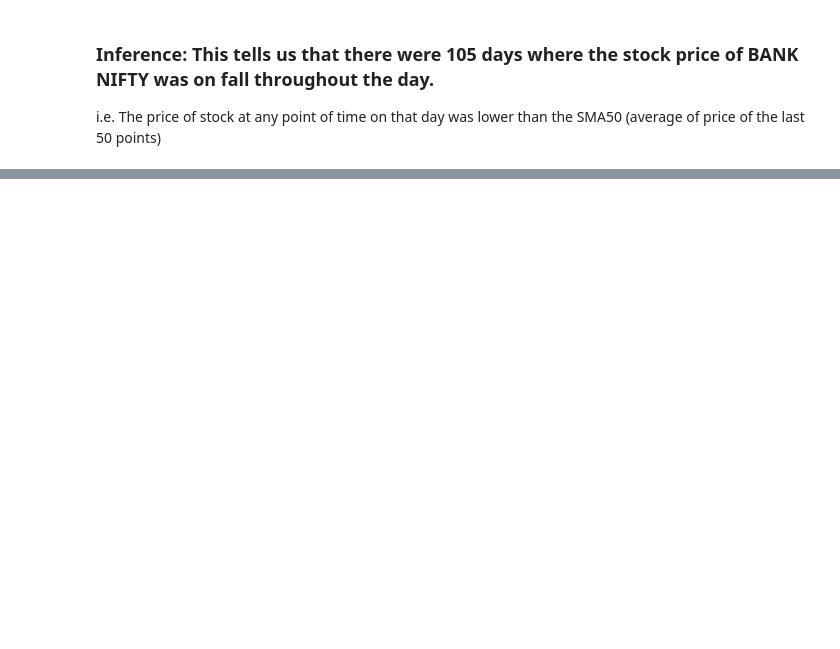
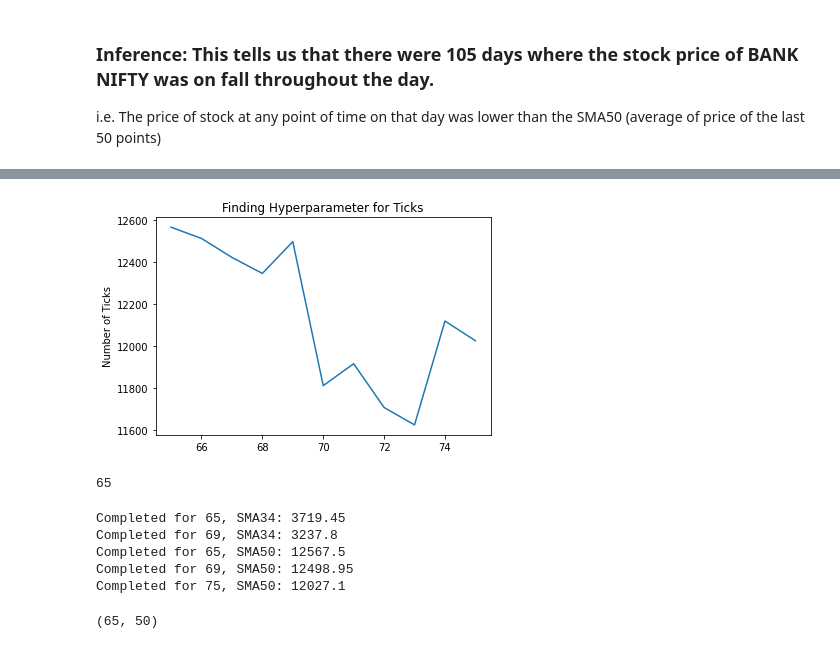
Before and after one commit to AshTiwari/Stock-Data-Analysis, a Jupyter notebook: Strategy 1/Strategy 1.ipynb, the cells around one changed output, grey strips where cells are left out. Drawn from its saved outputs; the diff is of its cells as text; code cells hidden in the pictures; blank space fills up the shorter version.

```diff
--- a/Strategy 1/Strategy 1.ipynb
+++ b/Strategy 1/Strategy 1.ipynb
@@ -314,0 +430,7 @@ wb.save("strategy1.xlsx")
+# %%
+nse_data["SMA20"] = nse_data["Close"].rolling(window=20).mean()
+nse_data["SMA21"] = nse_data["Close"].rolling(window=21).mean()
+nse_data["SMA34"] = nse_data["Close"].rolling(window=34).mean()
+# %%
+nse_data = nse_data.fillna(-1)
+nse_data.tail()
@@ -314,0 +496,6 @@ wb.save("strategy1.xlsx")
+# %%
+ticks_hyperparameter = {}
+
+for tick in range(65,76):
+    ticks_hyperparameter[tick] = round(execute_trade_for_ticks(tick),2)
+    print(f"Completed Tick {tick}")
@@ -314,0 +528,23 @@ wb.save("strategy1.xlsx")
+# %%
+def plot_returns(returns):
+    x = range(65,76)
+    y = returns
+    plt.plot(x, y)
+    # plt.xlabel('')
+    plt.ylabel('Returns')
+    plt.ylabel('Number of Ticks')
+    plt.title('Finding Hyperparameter for Ticks')
+    plt.show()
+# %%
+plot_returns(ticks_hyperparameter.values())
+# %% [output]
+[figure, added]
+# %%
+key, max_value = -1, -1
+for key, value in ticks_hyperparameter.items():
+    if value > max_value:
+        max_value = value
+        tick = key
+print(tick)
+# %% [output]
+65
@@ -314,0 +600,23 @@ wb.save("strategy1.xlsx")
+# %%
+sma_hyperparameter = {}
+tick_and_sma = [(65,34),(69,34),(65,50),(69,50),(75,50)]
+
+for tick_sma_pair in tick_and_sma:
+    tick, sma_value = tick_sma_pair[0], tick_sma_pair[1]
+    sma_hyperparameter[(tick,sma_value)] = execute_trade_for_sma(tick, sma_value)
+    print(f"Completed for {tick}, SMA{sma_value}: {round(sma_hyperparameter[(tick,sma_value)],2)}")
+# %% [output]
+Completed for 65, SMA34: 3719.45
+Completed for 69, SMA34: 3237.8
+Completed for 65, SMA50: 12567.5
+Completed for 69, SMA50: 12498.95
+Completed for 75, SMA50: 12027.1
+# %%
+key, max_value = -1, -1
+for key, value in sma_hyperparameter.items():
+    if value > max_value:
+        max_value = value
+        sma = key
+print(sma)
+# %% [output]
+(65, 50)
```
Also changed, not shown: parts of 32 cells of this notebook, 2 other files.
